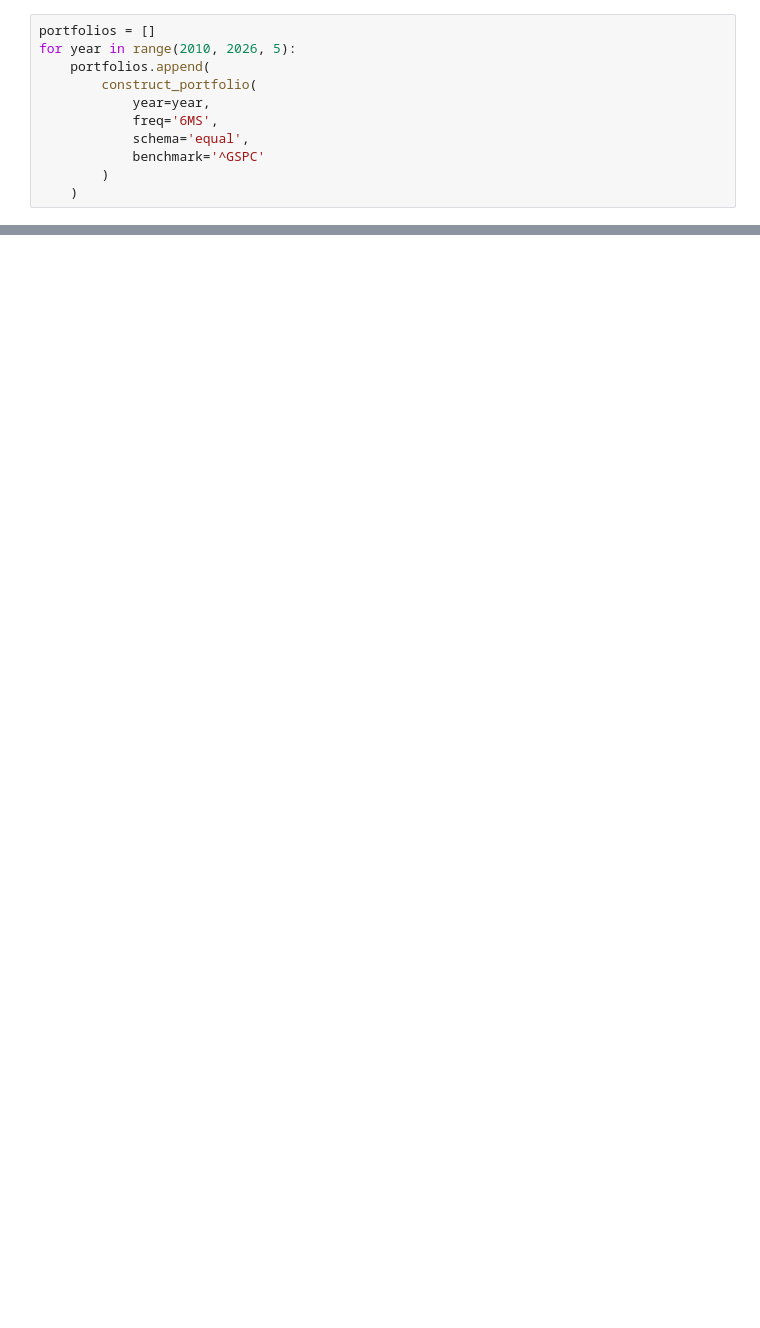
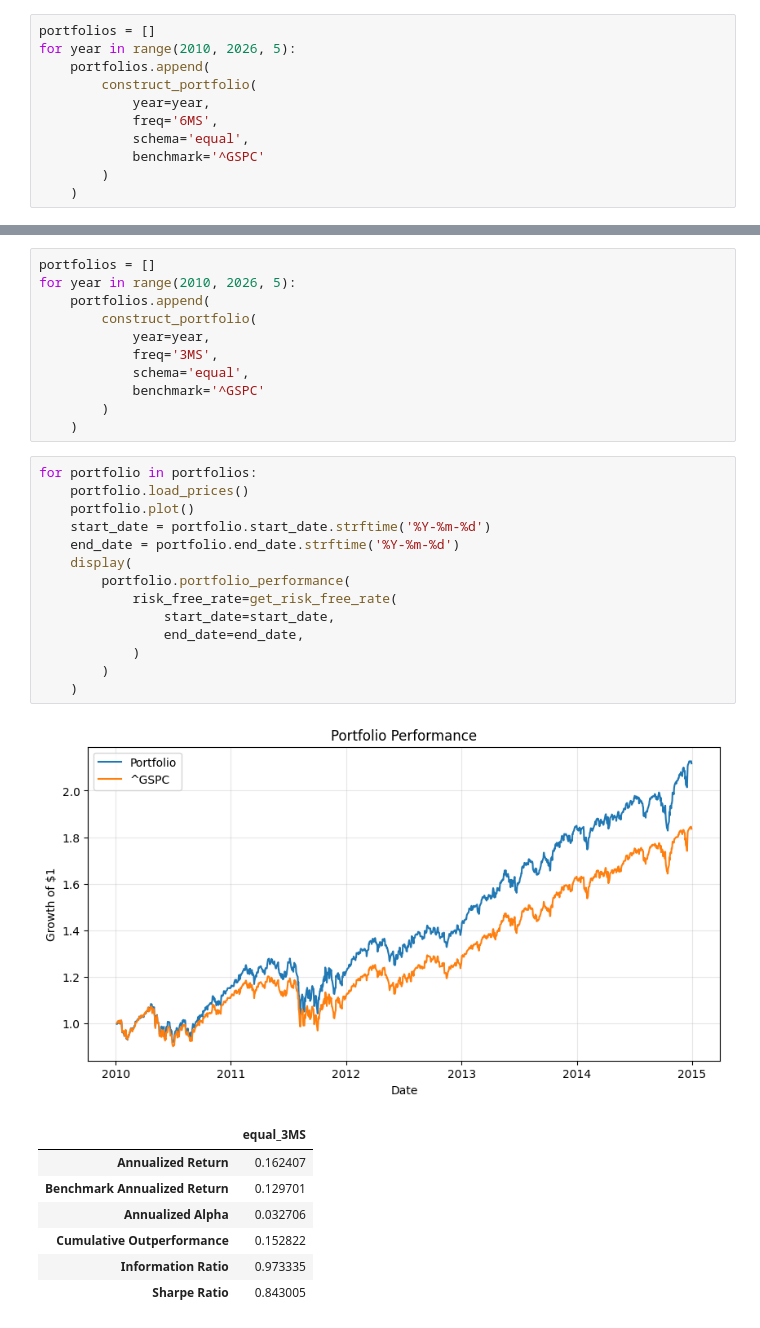
Before and after one commit to squilliam34/gravity, a Jupyter notebook: evaluation/equal_weighting.ipynb, the cells around one changed output, grey strips where cells are left out. Saved outputs shown, nothing was run; the diff lists cells and outputs as text; blank space fills up the shorter version.

Commit message:
Equal Weighted notebook

```diff
--- a/evaluation/equal_weighting.ipynb
+++ b/evaluation/equal_weighting.ipynb
@@ -34,0 +107,34 @@ for portfolio in portfolios:
+# %%
+portfolios = []
+for year in range(2010, 2026, 5):
+    portfolios.append(
+        construct_portfolio(
+            year=year,
+            freq='3MS',
+            schema='equal',
+            benchmark='^GSPC'
+        )
+    )
+# %%
+for portfolio in portfolios:
+    portfolio.load_prices()
+    portfolio.plot()
+    start_date = portfolio.start_date.strftime('%Y-%m-%d')
+    end_date = portfolio.end_date.strftime('%Y-%m-%d')
+    display(
+        portfolio.portfolio_performance(
+            risk_free_rate=get_risk_free_rate(
+                start_date=start_date,
+                end_date=end_date,
+            )
+        )
+    )
+# %% [output]
+[figure, added]
+|  | equal_3MS |
+| Annualized Return | 0.162407 |
+| Benchmark Annualized Return | 0.129701 |
+| Annualized Alpha | 0.032706 |
+| Cumulative Outperformance | 0.152822 |
+| Information Ratio | 0.973335 |
+| Sharpe Ratio | 0.843005 |
```
Also changed, not shown: parts of 8 cells of this notebook.
